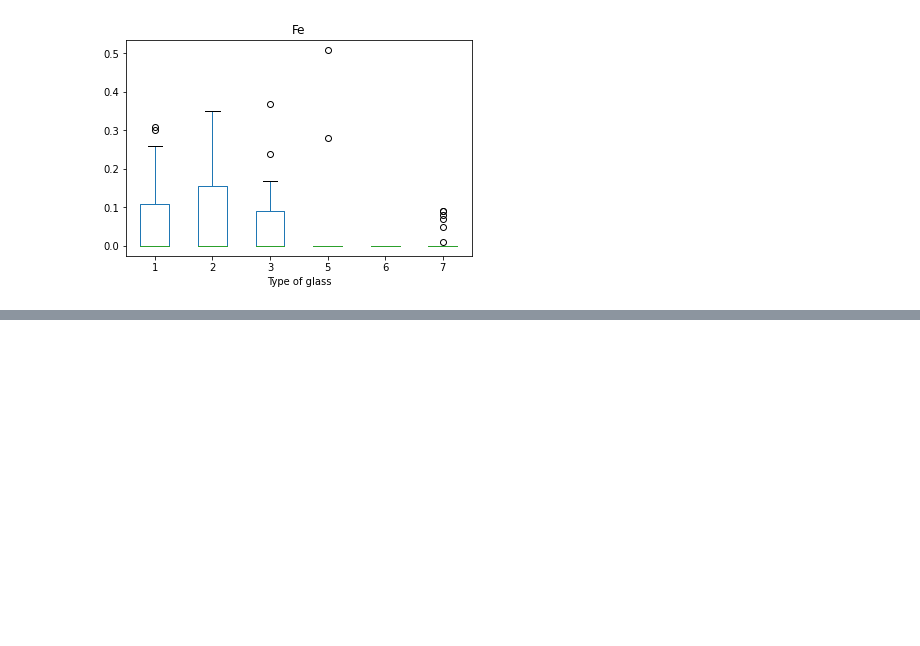
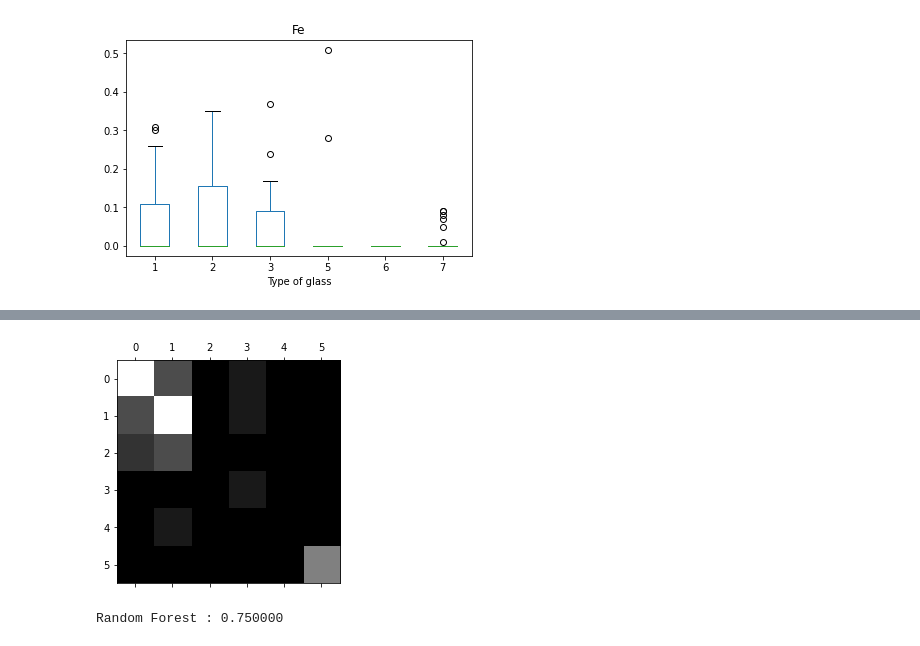
Before and after one commit to RaphaelJ-S/inf5081-tp1, a Jupyter notebook: app/app.ipynb, the cells around one changed output, grey strips where cells are left out. Drawn from its saved outputs; the diff is of its cells as text; code cells hidden in the pictures; blank space fills up the shorter version.

```diff
--- a/app/app.ipynb
+++ b/app/app.ipynb
@@ -82,16 +29,0 @@ Arbre de décision : 0.720930
-# %%
-# Arbre de décision avec 10 noeuds et prédiction
-path = arbre.cost_complexity_pruning_path(train_features, train_label)
-arbre_ccp_alphas, arbre_impurities = path.ccp_alphas, path.impurities
-
-clf = tree.DecisionTreeClassifier(random_state=42, ccp_alpha=arbre_ccp_alphas[30])
-clf.fit(train_features, train_label)
-
-arbre_noeuds_prediction = clf.predict(test_features)
-
-print("Arbre de décision avec <= 10 noeuds : %f " % accuracy_score(test_label, arbre_noeuds_prediction))
-
-
-conf_mx = confusion_matrix(test_label, arbre_noeuds_prediction)
-plt.matshow(conf_mx, cmap=plt.cm.gray)
-plt.show()
@@ -343,0 +154,13 @@ for column in data.data_frame.columns:
+# %%
+def elaguerArbre(arbre, nbr_noeuds_cible):
+    """Élague un arbre donné jusqu'au nombre de noeud cible donné"""
+
+    path = arbre.cost_complexity_pruning_path(train_features, train_label)
+    arbre_ccp_alphas, arbre_impurities = path.ccp_alphas, path.impurities
+    for i in range(len(arbre_ccp_alphas)):
+        clf = tree.DecisionTreeClassifier(random_state=42, ccp_alpha=arbre_ccp_alphas[i])
+        clf.fit(train_features, train_label)
+        if(clf.tree_.node_count <= nbr_noeuds_cible):
+            return clf
+
+    return clf
@@ -343,0 +176,17 @@ for column in data.data_frame.columns:
+# %%
+# Matrice de confusion de l'arbre élagué
+
+conf_mx = confusion_matrix(test_label, arbre_elaguer_prediction)
+plt.matshow(conf_mx, cmap=plt.cm.gray)
+plt.show()
+# %% [output]
+[figure, added]
+# %%
+# Classificateur random forest et prédiction
+
+forest = RandomForestClassifier()
+forest.fit(train_features, train_label)
+forest_prediction = forest.predict(test_features)
+print("Random Forest : %f " % accuracy_score(test_label, forest_prediction))
+# %% [output]
+Random Forest : 0.750000
```
Also changed, not shown: parts of 45 cells of this notebook, 2 other files.
